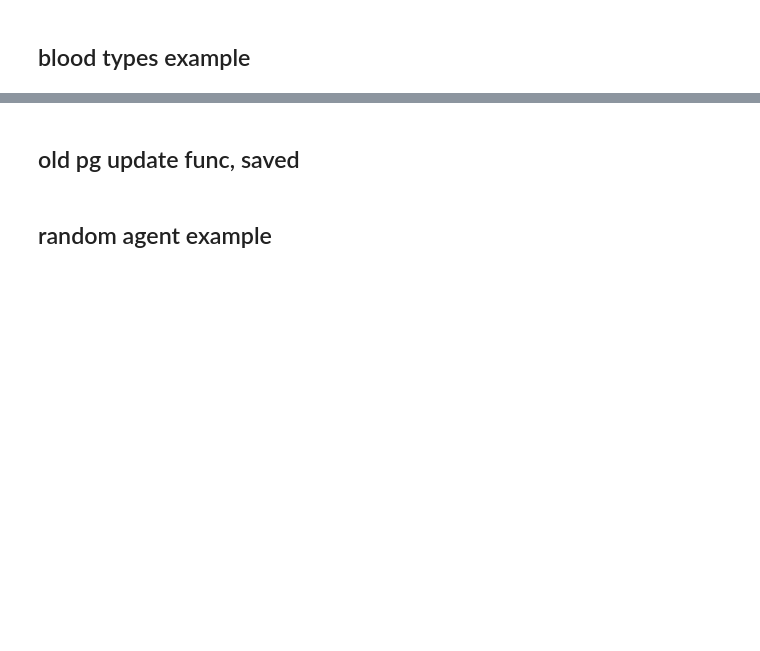
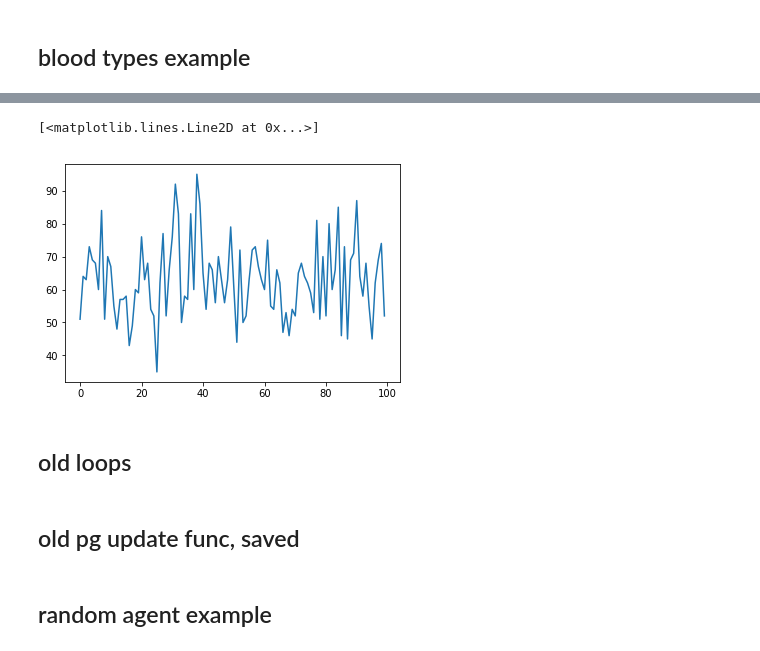
Before and after one commit to currymj/dynamic-set-packing-gym, a Jupyter notebook: examples/policy_gradient.ipynb, the cells around one changed output, grey strips where cells are left out. Cells and saved outputs as stored; diff of their text form; code cells hidden in the pictures; blank space fills up the shorter version.

```diff
--- a/examples/policy_gradient.ipynb
+++ b/examples/policy_gradient.ipynb
@@ -152,0 +123,17 @@ train_loop(env_example, ag, 1, 20)
+# %%
+class RandomMatchAgent:
+    "A simple agent for the 0/1 problem that always matches."
+    def __init__(self, match_prob):
+        self.policy_dist = tfd.OneHotCategorical(probs=[1.0-match_prob, match_prob])
+        self.action_space = spaces.Discrete(2)
+
+    def act(self, observation, reward, done):
+        action_sample = self.policy_dist.sample()
+        return action_sample.numpy()
+
+    def learn(self, history_dict):
+        pass
+# %%
+env_example = gym.make('DynamicSetPacking-gurobitest-v0')
+ag = RandomMatchAgent(0.5)
+random_ep_rewards = train_loop(env_example, ag, 100, 50, quiet=True)
@@ -152,0 +142,7 @@ train_loop(env_example, ag, 1, 20)
+# %%
+plt.plot(random_ep_rewards)
+# %% [output]
+[<matplotlib.lines.Line2D at 0x...>]
+[figure, added]
+# %% [markdown]
+## old loops
```
Also changed, not shown: parts of 11 cells of this notebook.
